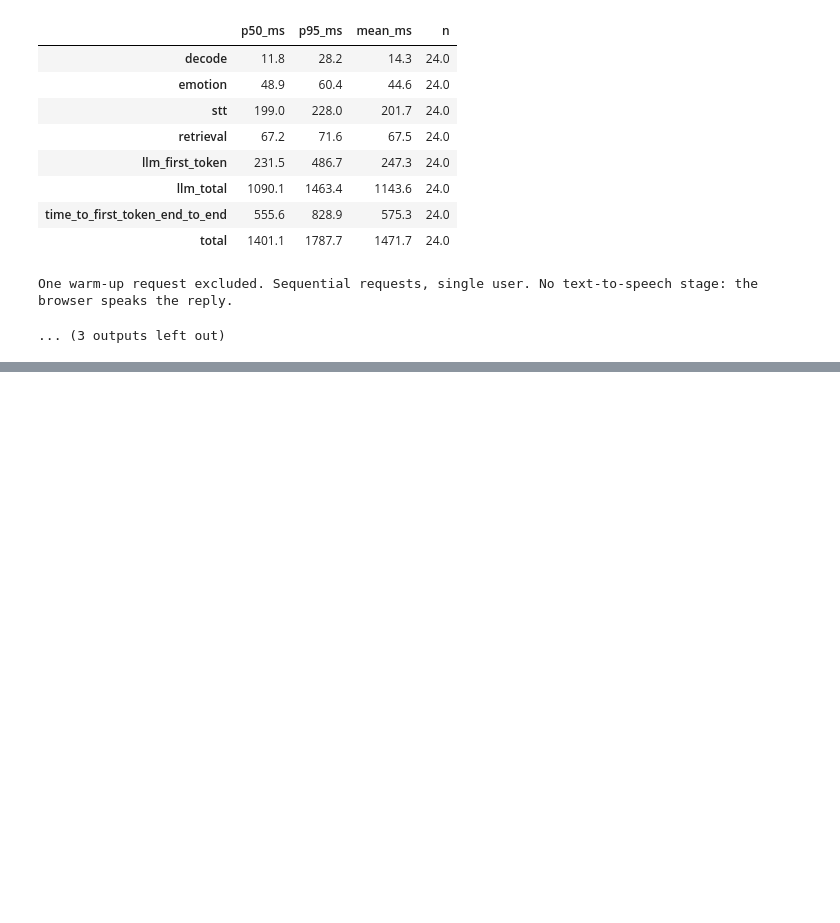
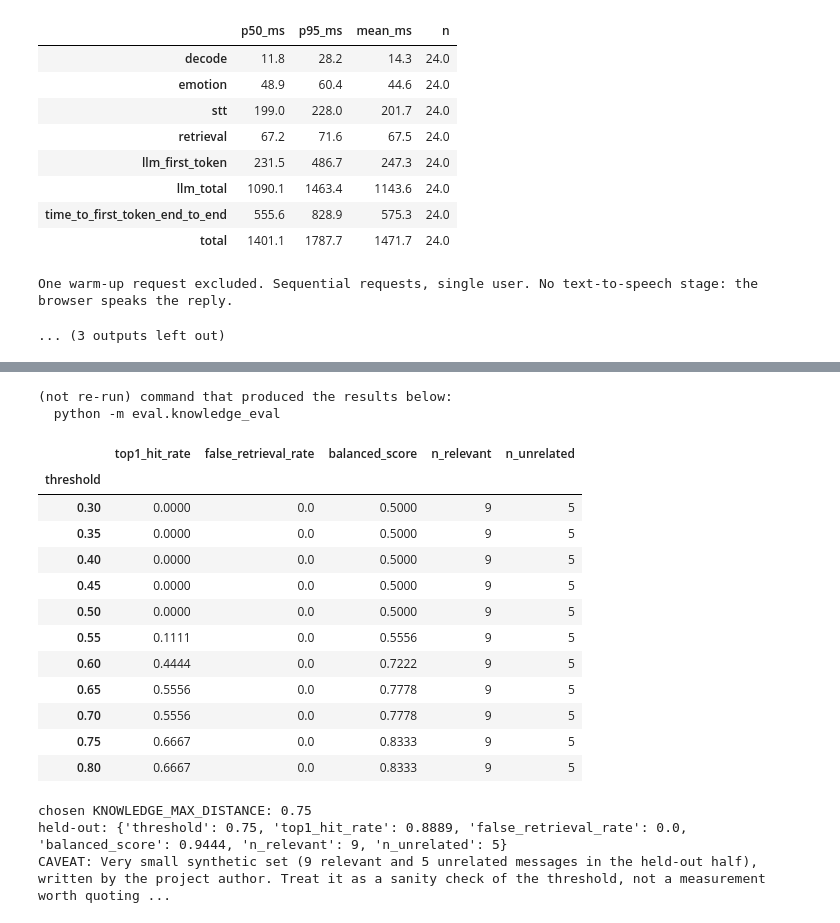
Before and after one commit to neerajprao/Ai_therapist, a Jupyter notebook: training/SoulSync_training_and_eval.ipynb, the cells around one changed output, grey strips where cells are left out. Cells and saved outputs as stored; diff of their text form; code cells hidden in the pictures; blank space fills up the shorter version.

Commit message:
feat: rate limiting, knowledge base, safety referral, reply-quality eval, verified licences

```diff
--- a/training/SoulSync_training_and_eval.ipynb
+++ b/training/SoulSync_training_and_eval.ipynb
@@ -1223,0 +1236,25 @@ One warm-up request excluded. Sequential requests, single user. No text-to-speec
+# %%
+run("eval.knowledge_eval", RERUN_EVAL)
+ke = load("knowledge_eval.json")
+if ke:
+    display(pd.DataFrame(ke["dev_sweep"]).set_index("threshold"))
+    print("chosen KNOWLEDGE_MAX_DISTANCE:", ke["chosen_max_distance"]); print("held-out:", ke["test"]); print("CAVEAT:", ke["caveat"]); raw(ke)
+# %% [output]
+(not re-run) command that produced the results below:
+  python -m eval.knowledge_eval
+|  | top1_hit_rate | false_retrieval_rate | balanced_score | n_relevant | n_unrelated |
+| threshold |  |  |  |  |  |
+| 0.30 | 0.0000 | 0.0 | 0.5000 | 9 | 5 |
+| 0.35 | 0.0000 | 0.0 | 0.5000 | 9 | 5 |
+| 0.40 | 0.0000 | 0.0 | 0.5000 | 9 | 5 |
+| 0.45 | 0.0000 | 0.0 | 0.5000 | 9 | 5 |
+| 0.50 | 0.0000 | 0.0 | 0.5000 | 9 | 5 |
+| 0.55 | 0.1111 | 0.0 | 0.5556 | 9 | 5 |
+| 0.60 | 0.4444 | 0.0 | 0.7222 | 9 | 5 |
+| 0.65 | 0.5556 | 0.0 | 0.7778 | 9 | 5 |
+| 0.70 | 0.5556 | 0.0 | 0.7778 | 9 | 5 |
+| 0.75 | 0.6667 | 0.0 | 0.8333 | 9 | 5 |
+| 0.80 | 0.6667 | 0.0 | 0.8333 | 9 | 5 |
+chosen KNOWLEDGE_MAX_DISTANCE: 0.75
+held-out: {'threshold': 0.75, 'top1_hit_rate': 0.8889, 'false_retrieval_rate': 0.0, 'balanced_score': 0.9444, 'n_relevant': 9, 'n_unrelated': 5}
+CAVEAT: Very small synthetic set (9 relevant and 5 unrelated messages in the held-out half), written by the project author. Treat it as a sanity check of the threshold, not a measurement worth quoting ...
```
Also changed, not shown: parts of 8 cells of this notebook, 35 other files.
